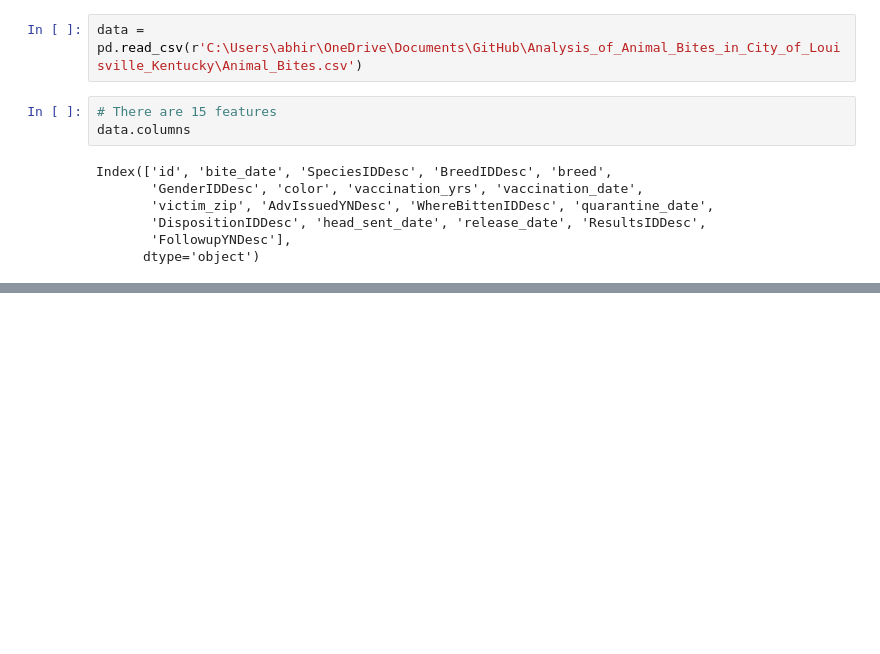
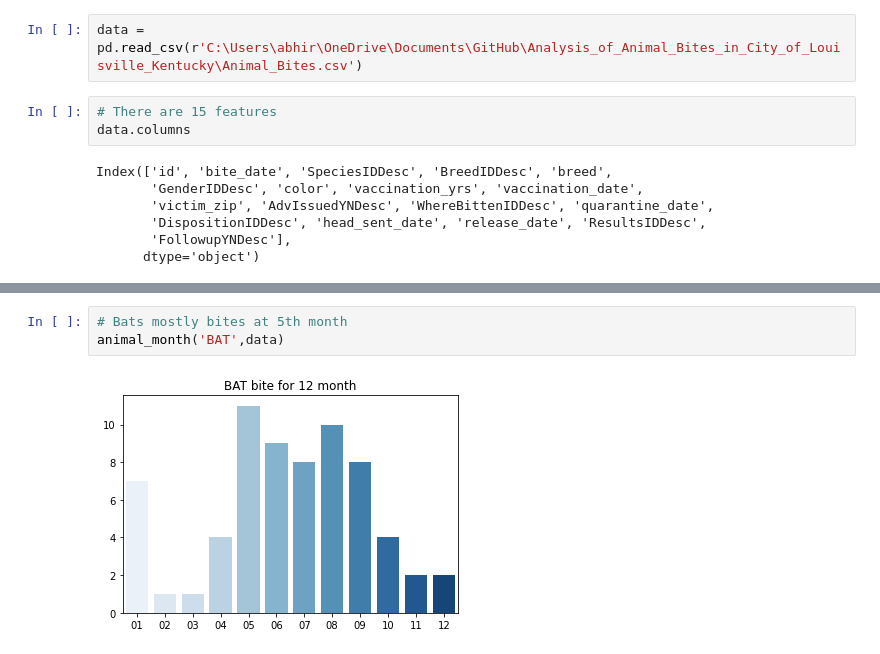
Before and after one commit to abhiram540/Analysis_of_Animal_Bites_in_City_of_Louisville_Kentucky, a Jupyter notebook: Data Storytelling Analysis of Animal Bites in City of Louisville Kentucky.ipynb, the cells around one changed output, grey strips where cells are left out. Drawn from its saved outputs; the diff is of its cells as text; blank space fills up the shorter version.

```diff
--- a/Data Storytelling Analysis of Animal Bites in City of Louisville Kentucky.ipynb
+++ b/Data Storytelling Analysis of Animal Bites in City of Louisville Kentucky.ipynb
@@ -35,0 +144,5 @@ Index(['id', 'bite_date', 'SpeciesIDDesc', 'BreedIDDesc', 'breed',
+# %%
+# Bats mostly bites at 5th month
+animal_month('BAT',data)
+# %% [output]
+[figure, added]
```
Also changed, not shown: parts of 32 cells of this notebook, 1 other file.
